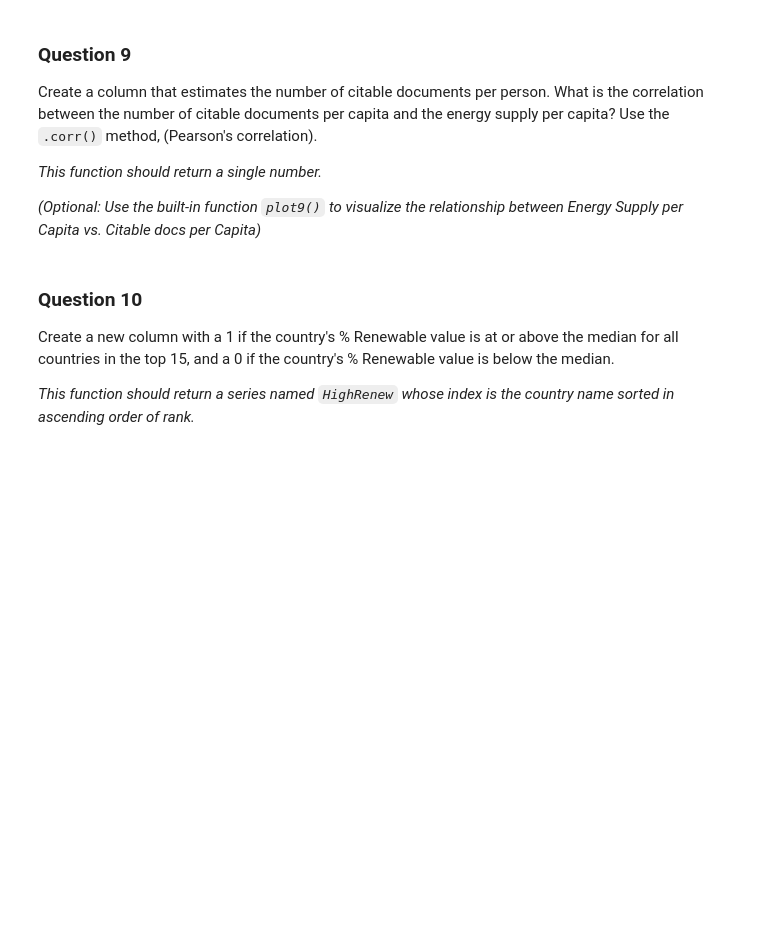
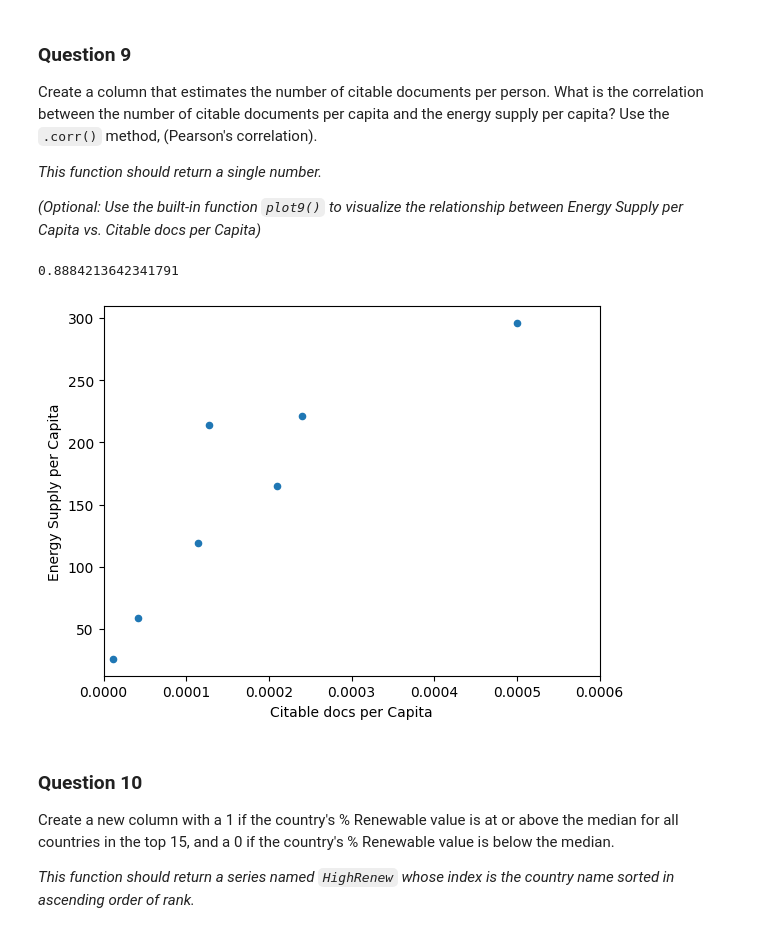
Before and after one commit to anoban/Introduction-to-Data-Science-in-Python, a Jupyter notebook: assignment3/assignment3.ipynb, the cells around one changed output. Cells and saved outputs as stored; diff of their text form; code cells hidden in the pictures; blank space fills up the shorter version.

```diff
--- a/assignment3/assignment3.ipynb
+++ b/assignment3/assignment3.ipynb
@@ -682,3 +702,7 @@ def answer_nine():
+# %%
+answer_nine()
+# %% [output]
+0.8884213642341791
 # %%
 def plot9():
     import matplotlib as plt
@@ -688,6 +712,10 @@ def plot9():
     Top15['PopEst'] = Top15['Energy Supply'] / Top15['Energy Supply per Capita']
     Top15['Citable docs per Capita'] = Top15['Citable documents'] / Top15['PopEst']
     Top15.plot(x='Citable docs per Capita', y='Energy Supply per Capita', kind='scatter', xlim=[0, 0.0006])
+# %%
+plot9()
+# %% [output]
+[figure, added]
 # %%
 assert answer_nine() >= -1. and answer_nine() <= 1., "Q9: A valid correlation should between -1 to 1!"
 # %% [markdown]
```
Also changed, not shown: parts of 7 cells of this notebook.
